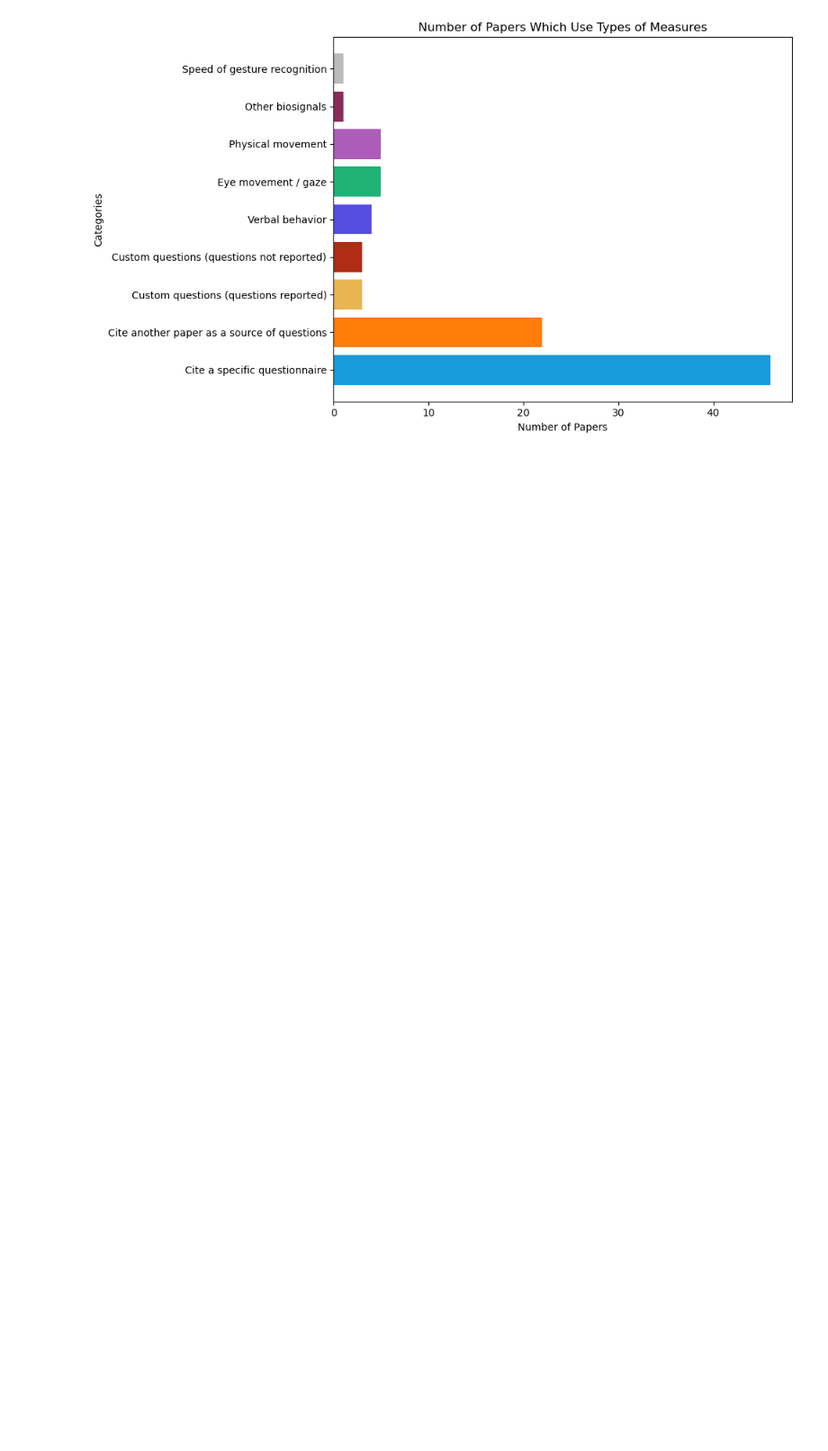
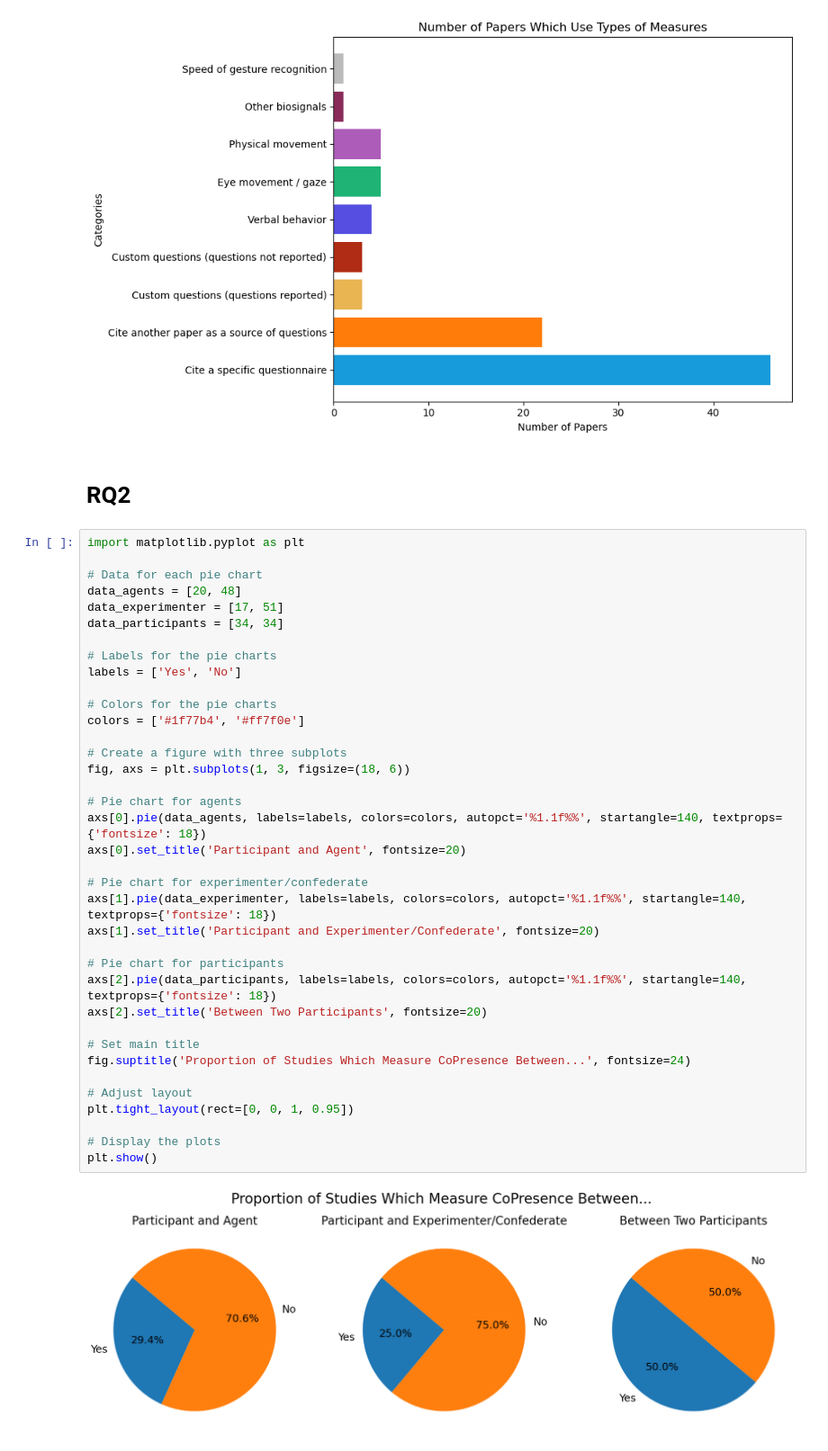
Before and after one commit to Ghostlab-Research/CoPresenceReview, a Jupyter notebook: Systematic Review Graphs.ipynb, the cells around one changed output. Shown at 90% size. Drawn from its saved outputs; the diff is of its cells as text; blank space fills up the shorter version.

```diff
--- a/Systematic Review Graphs.ipynb
+++ b/Systematic Review Graphs.ipynb
@@ -180,3 +180,44 @@ plt.tight_layout()
 plt.show()
 # %% [output]
 [figure]
+# %% [markdown]
+# RQ2
+# %%
+import matplotlib.pyplot as plt
+
+# Data for each pie chart
+data_agents = [20, 48]
+data_experimenter = [17, 51]
+data_participants = [34, 34]
+
+# Labels for the pie charts
+labels = ['Yes', 'No']
+
+# Colors for the pie charts
+colors = ['#1f77b4', '#ff7f0e']
+
+# Create a figure with three subplots
+fig, axs = plt.subplots(1, 3, figsize=(18, 6))
+
+# Pie chart for agents
+axs[0].pie(data_agents, labels=labels, colors=colors, autopct='%1.1f%%', startangle=140, textprops={'fontsize': 18})
+axs[0].set_title('Participant and Agent', fontsize=20)
+
+# Pie chart for experimenter/confederate
+axs[1].pie(data_experimenter, labels=labels, colors=colors, autopct='%1.1f%%', startangle=140, textprops={'fontsize': 18})
+axs[1].set_title('Participant and Experimenter/Confederate', fontsize=20)
+
+# Pie chart for participants
+axs[2].pie(data_participants, labels=labels, colors=colors, autopct='%1.1f%%', startangle=140, textprops={'fontsize': 18})
+axs[2].set_title('Between Two Participants', fontsize=20)
+
+# Set main title
+fig.suptitle('Proportion of Studies Which Measure CoPresence Between...', fontsize=24)
+
+# Adjust layout
+plt.tight_layout(rect=[0, 0, 1, 0.95])
+
+# Display the plots
+plt.show()
+# %% [output]
+[figure, added]
```
Also changed, not shown: parts of 12 cells of this notebook.
